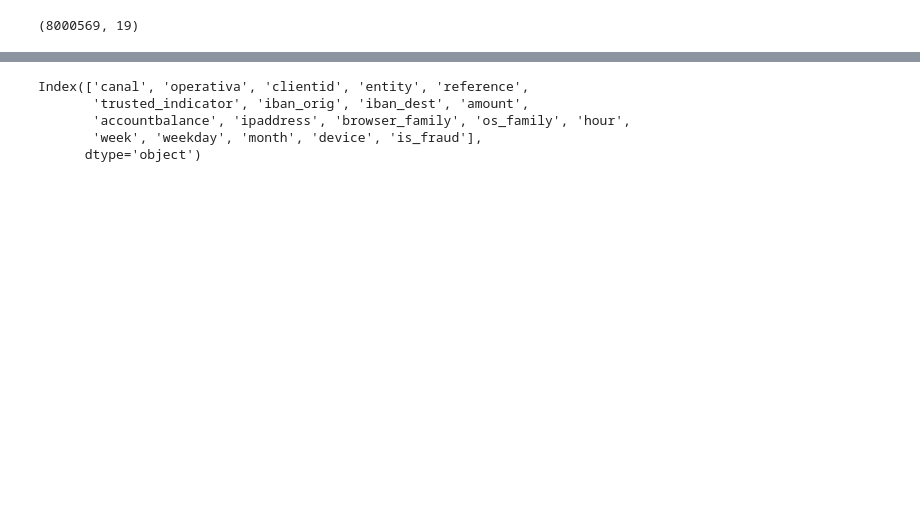
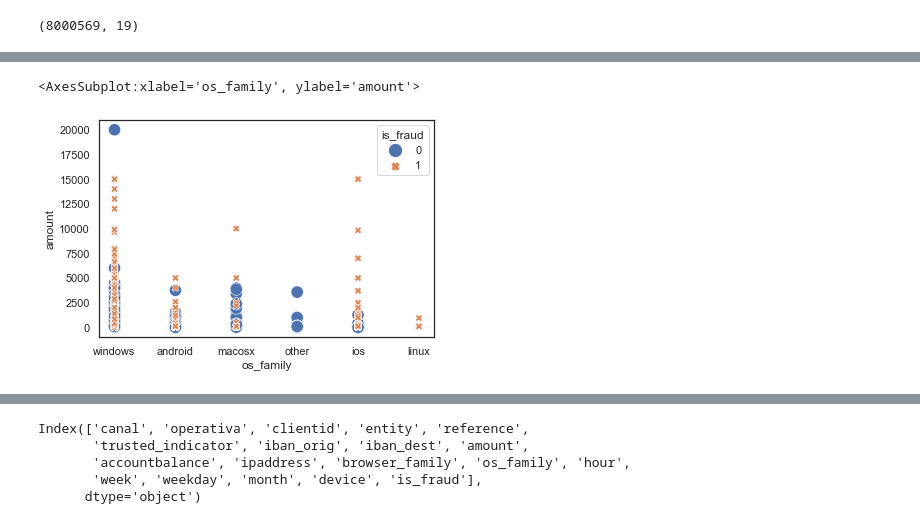
Before and after one commit to beatriz-c/Entangled-Spaces, a Jupyter notebook: Notebooks/2smote+rund_transfers.ipynb, the cells around one changed output, grey strips where cells are left out. Cells and saved outputs as stored; diff of their text form; code cells hidden in the pictures; blank space fills up the shorter version.

```diff
--- a/Notebooks/2smote+rund_transfers.ipynb
+++ b/Notebooks/2smote+rund_transfers.ipynb
@@ -305,0 +180,19 @@ plt.show()
+# %%
+#plot the imbalanced dataset with seaborn - amount vs os_family
+import seaborn as sns
+
+#select the features
+df = predata[['os_family', 'amount', 'is_fraud']]
+
+#figure size
+from matplotlib import rcParams
+rcParams['figure.figsize'] = 6, 4
+
+#plot
+sns.set_theme(style = 'white')
+#hue - gives a different color based on the label; style - gives a different marker (point shape) based on the label;
+#size - gives different based on the label
+sns.scatterplot(data = df, x = 'os_family', y = 'amount', hue = 'is_fraud', style = 'is_fraud', size = 'is_fraud', sizes = (50, 150))
+# %% [output]
+<AxesSubplot:xlabel='os_family', ylabel='amount'>
+[figure, added]
```
Also changed, not shown: parts of 46 cells of this notebook, 18 other files.
